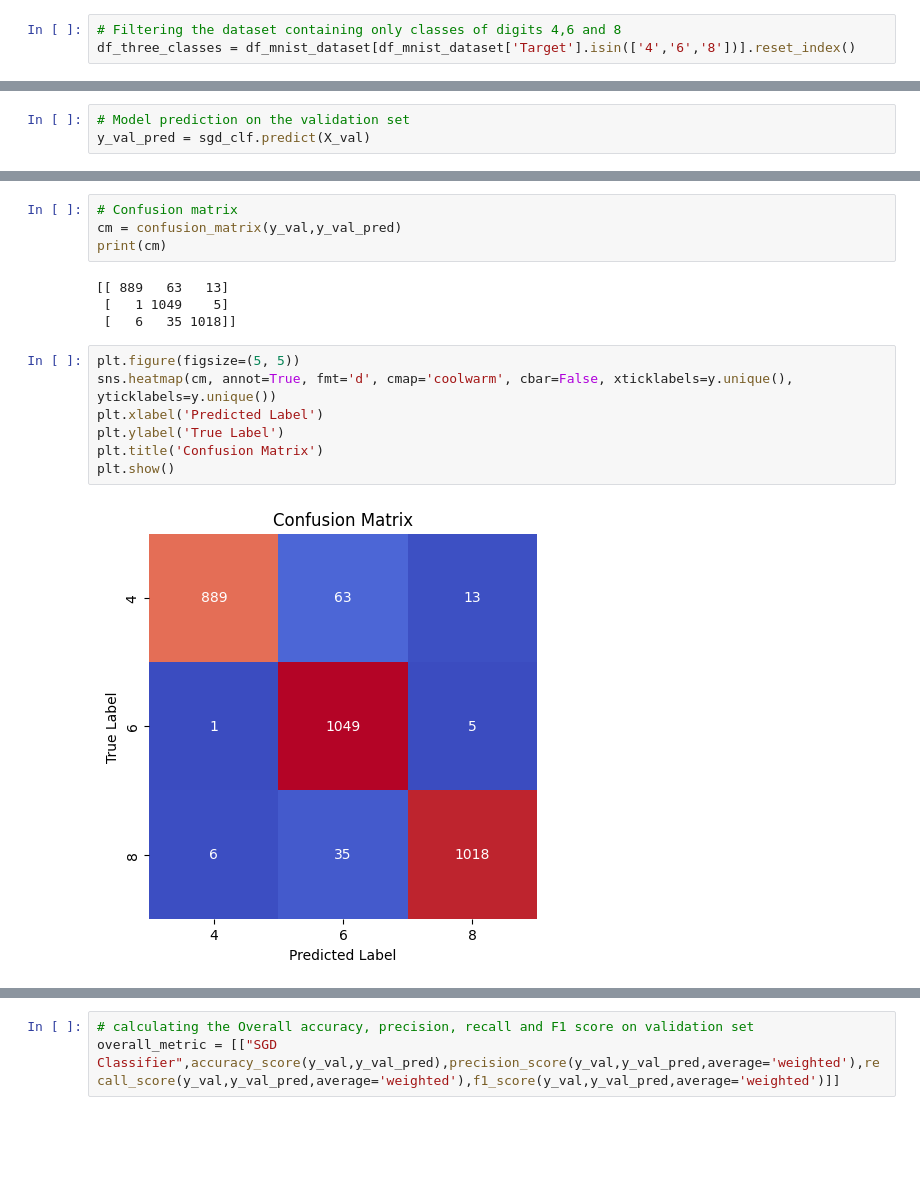
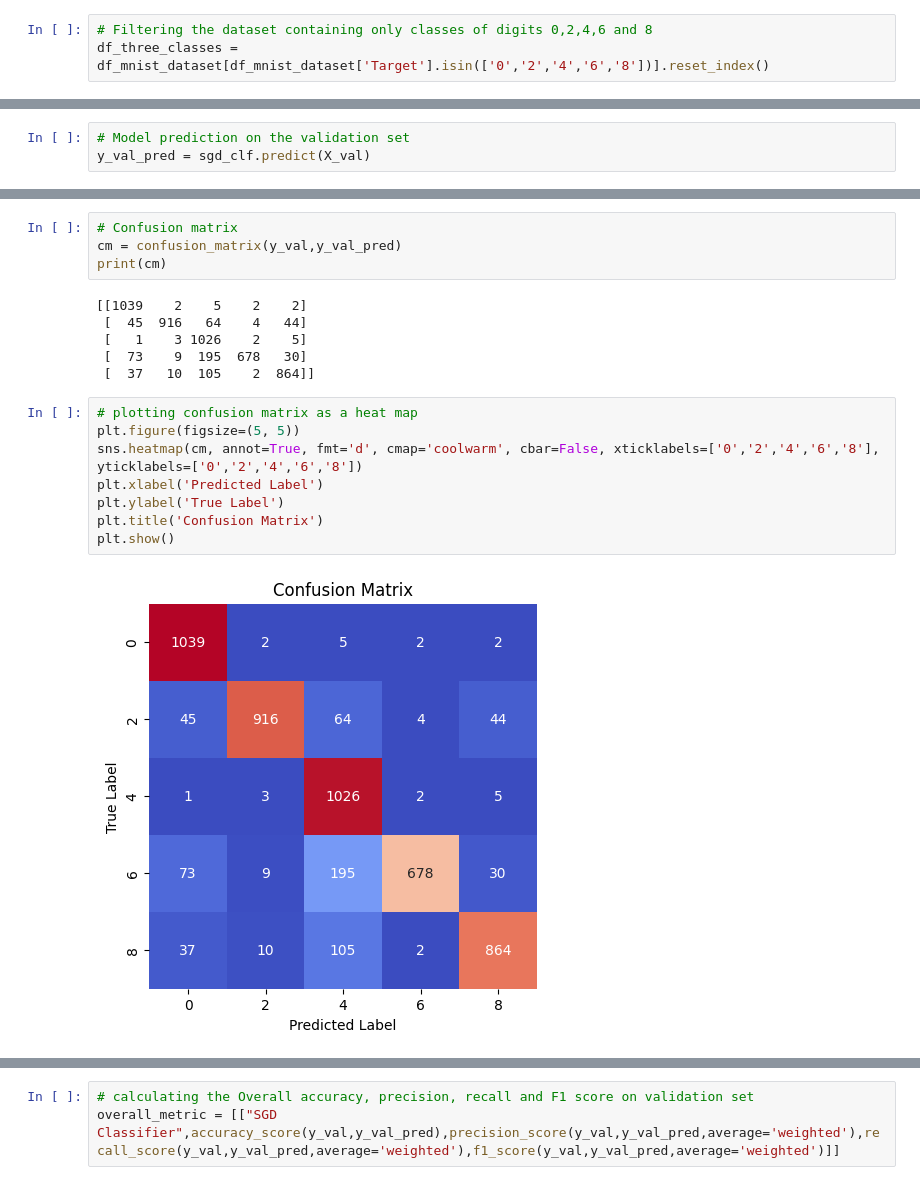
Before and after one commit to hemasree798/CSCN8010-labs, a Jupyter notebook: MNIST_dataset.ipynb, the cells around one changed output, grey strips where cells are left out. Saved outputs shown, nothing was run; the diff lists cells and outputs as text; blank space fills up the shorter version.

```diff
--- a/MNIST_dataset.ipynb
+++ b/MNIST_dataset.ipynb
@@ -105,6 +106,6 @@ fig.show()
 # %%
-# Filtering the dataset containing only classes of digits 4,6 and 8
-df_three_classes = df_mnist_dataset[df_mnist_dataset['Target'].isin(['4','6','8'])].reset_index()
+# Filtering the dataset containing only classes of digits 0,2,4,6 and 8
+df_three_classes = df_mnist_dataset[df_mnist_dataset['Target'].isin(['0','2','4','6','8'])].reset_index()
 # %%
 # Printing the shape of the data frame
 display(df_three_classes)
@@ -166,15 +184,18 @@ y_val_pred = sgd_clf.predict(X_val)
 cm = confusion_matrix(y_val,y_val_pred)
 print(cm)
 # %% [output]
-[[ 889   63   13]
- [   1 1049    5]
- [   6   35 1018]]
+[[1039    2    5    2    2]
+ [  45  916   64    4   44]
+ [   1    3 1026    2    5]
+ [  73    9  195  678   30]
+ [  37   10  105    2  864]]
 # %%
+# plotting confusion matrix as a heat map
 plt.figure(figsize=(5, 5))
-sns.heatmap(cm, annot=True, fmt='d', cmap='coolwarm', cbar=False, xticklabels=y.unique(), yticklabels=y.unique())
+sns.heatmap(cm, annot=True, fmt='d', cmap='coolwarm', cbar=False, xticklabels=['0','2','4','6','8'], yticklabels=['0','2','4','6','8'])
 plt.xlabel('Predicted Label')
 plt.ylabel('True Label')
 plt.title('Confusion Matrix')
 plt.show()
 # %% [output]
-[figure, old version]
+[figure, new version]
```
Also changed, not shown: parts of 53 cells of this notebook.
